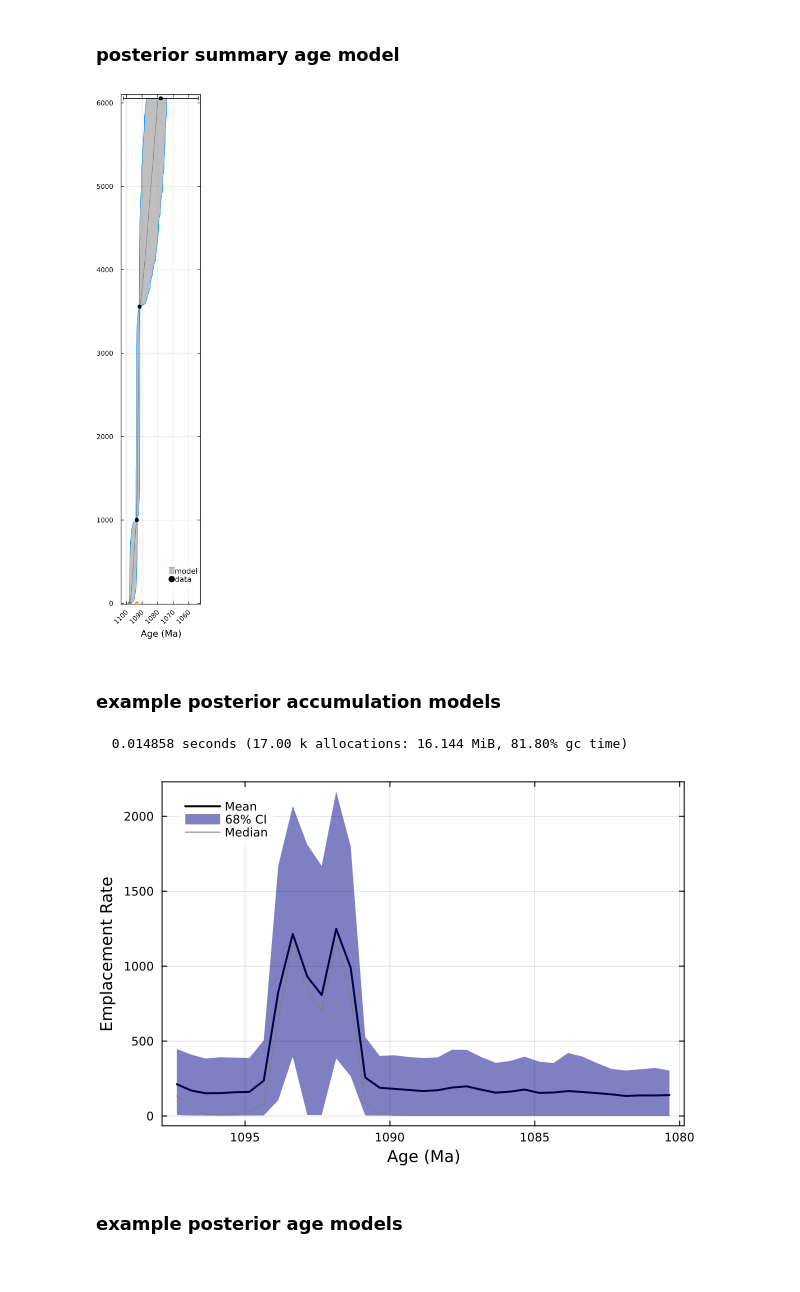
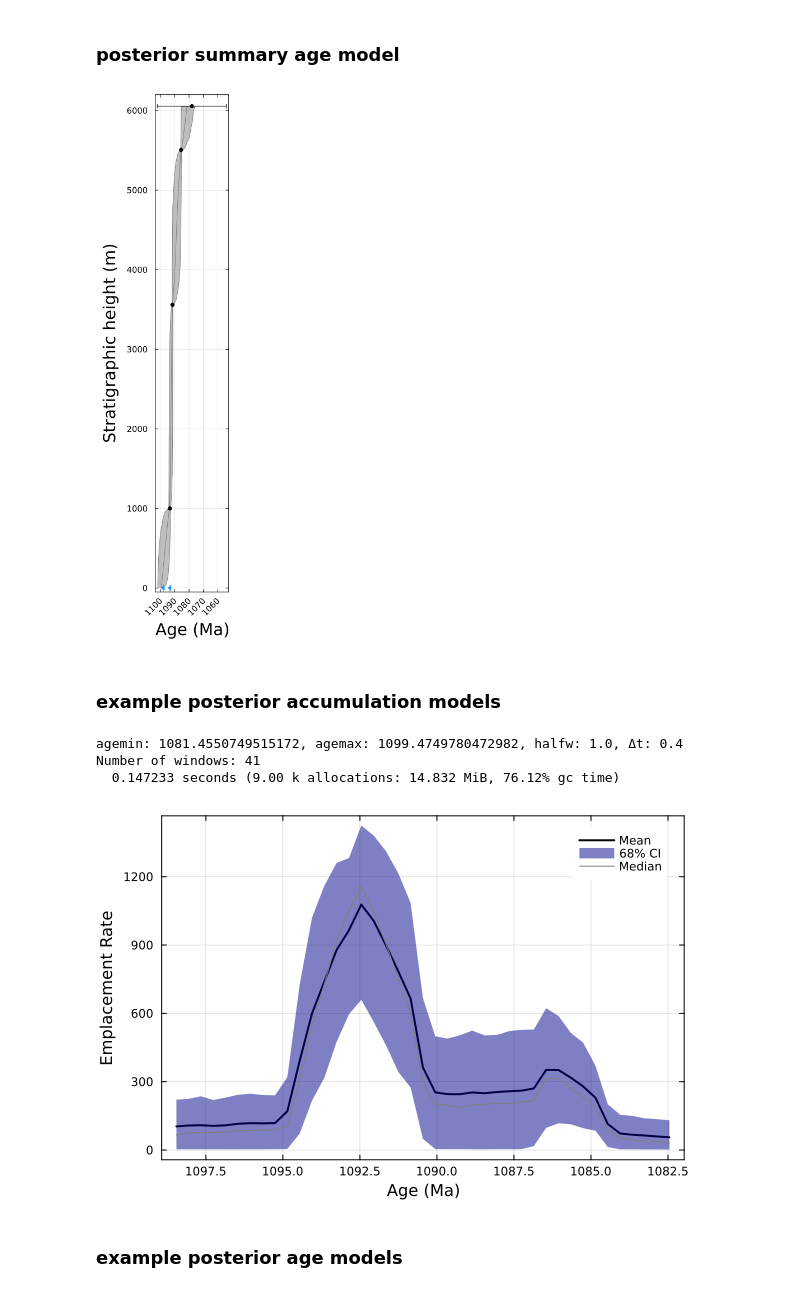
Before and after one commit to PolarWandering/APWP_StratModels, a Jupyter notebook: code/age_models/PLV_age_models.ipynb, the cells around one changed output. Cells and saved outputs as stored; diff of their text form; code cells hidden in the pictures.

```diff
--- a/code/age_models/PLV_age_models.ipynb
+++ b/code/age_models/PLV_age_models.ipynb
@@ -20,11 +21,11 @@ plot_posterior_paths (generic function with 1 method)
 - Greenstone Flows serves as a bound in the middle of the strat
 - The top of the strat is bounded by the Nonesuch Formation which has a Re-Os age of 1078 Ma.
 # %%
-PLV_Name = ("base1", "base2", "Copper City Flow", "Greenstone Flow", "base of Nonesuch Shale") # Et cetera
-PLV_Age           = [1098,  1093.37, 1093.37, 1091.59, 1078] # Measured ages
-PLV_Age_sigma     = [0,  0.53/2,  0.53/2,  0.27/2, 24/2] # Measured 1-σ uncertainties
-PLV_Height        = [0,  0,   1000,      3558, 6055] # Depths below surface should be negative
-PLV_Age_Sidedness = [1, -1, 0, 0, 0] # Sidedness (zeros by default: geochron constraints are two-sided). Use -1 for a maximum age and +1 for a minimum age, 0 for two-sided
+PLV_Name =          ("Keweenaw Fault", "Copper City Flow base", "Copper City Flow", "Greenstone Flow", "Lake Shore Traps", "base of Nonesuch Shale") # Et cetera
+PLV_Age           = [1098,              1093.37,                 1093.37,            1091.59,           1085.57,            1078] # Measured ages
+PLV_Age_sigma     = [0,                 0.53/2,                  0.53/2,             0.27/2,            0.25/2,             24/2] # Measured 1-σ uncertainties
+PLV_Height        = [0,                 0,                       1000,               3558,              5505,               6055] # Depths below surface should be negative
+PLV_Age_Sidedness = [1,                 1,                      0,                  0,                 0,                  0] # Sidedness (zeros by default: geochron constraints are two-sided). Use -1 for a maximum age and +1 for a minimum age, 0 for two-sided
 
 PLV_Path = "../../data/age_models_output/PLV" # Where do you want output files to be stored
 
@@ -46,18 +47,22 @@ PLV_age_model_config, PLV_age_model_mdl, PLV_age_model_agedist, PLV_age_model_ll
 ### posterior summary age model
 # %%
 PLV_age_model = plot_age_model(PLV_section, PLV_age_model_mdl, save_figure=false)
-plot!(ylim=(-10, 6100))
+plot!(ylim=(-50, 6200), size=(250, 1000), legendfontsize=8)
+# add left padding
+plot!(left_margin = 12Plots.mm, guidefontsize=20, legend=false)
 savefig(PLV_age_model, PLV_section.Path*"_AgeDepthModel.pdf")
 display(PLV_age_model)
 # %% [output]
-[figure, old version]
+[figure, new version]
 # %% [markdown]
 ### example posterior accumulation models
 # %%
-plot_accumulation_model(PLV_section, PLV_age_model_config, PLV_age_model_mdl, PLV_age_model_agedist, binwidth=1, binoverlap=2, save_figure=false)
+plot_accumulation_model(PLV_section, PLV_age_model_config, PLV_age_model_mdl, PLV_age_model_agedist,  binwidth=2, stepfrac=0.2, save_figure=false)
 # %% [output]
-  0.014858 seconds (17.00 k allocations: 16.144 MiB, 81.80% gc time)
+agemin: 1081.4550749515172, agemax: 1099.4749780472982, halfw: 1.0, Δt: 0.4
+Number of windows: 41
+  0.147233 seconds (9.00 k allocations: 14.832 MiB, 76.12% gc time)
-[figure, old version]
+[figure, new version]
 # %% [markdown]
 ### example posterior age models
 # %%
```
Also changed, not shown: parts of 6 cells of this notebook, 7 other files.
